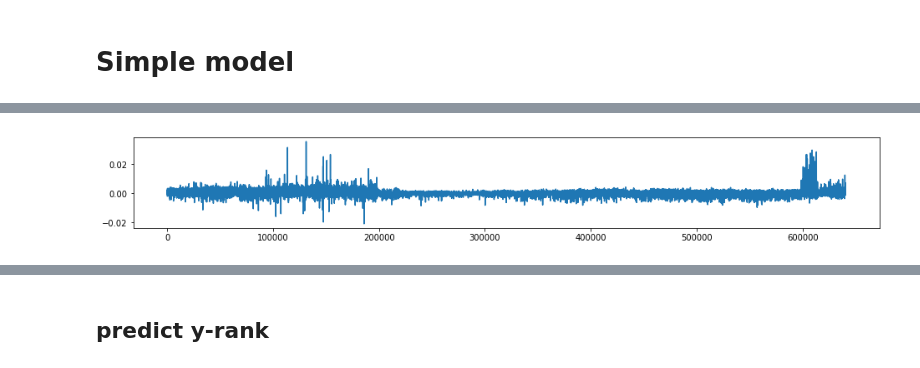
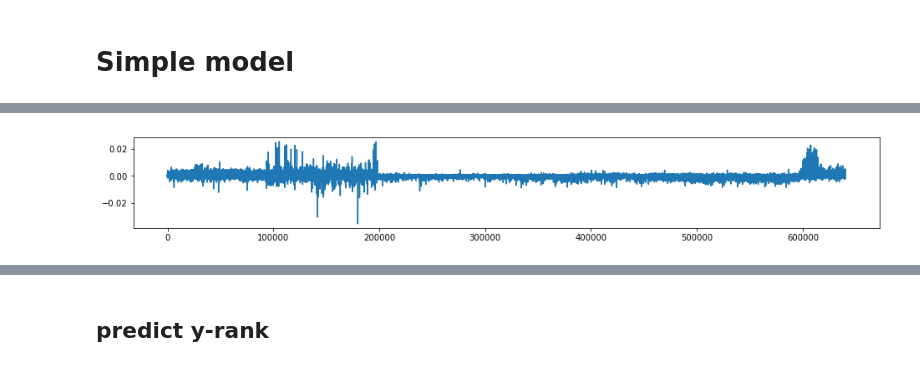
Before and after one commit to yumichael/g-research-ffc2018, a Jupyter notebook: leggo.ipynb, the cells around one changed output, grey strips where cells are left out. Drawn from its saved outputs; the diff is of its cells as text; code cells hidden in the pictures.

```diff
--- a/leggo.ipynb
+++ b/leggo.ipynb
@@ -92,17 +109,18 @@ ranked.columns = [c + ' rank' for c in ranked.columns]
 # %%
-thedf = dh[['Day'] + xfeats]
-thedf = pd.concat([ident, weekday, thedf], axis=1)
+origdh = dh[['Market', 'Stock'] + xfeats]
+thedh = pd.concat([market, stock, weekday, origdh], axis=1)
 # %%
-import random
-xdf = thedf.iloc[:N_TRAIN]
+xdf = thedh.iloc[:N_TRAIN]
 labels = list(xdf.columns)
 n = len(df)
-perm = list(range(n))
-random.shuffle(perm)
-tr, cv = perm[:n // 2], perm[n // 2:]
 x = xdf.values
 y = df.y.values
 weight = df.Weight.values
+# %%
+n = len(df)
+a = list(range(n))
+random.shuffle(a)
+tr, cv = a[:n // 2], a[n // 2:]
 # %%
 dmat = O()
 dmat.tr = xgb.DMatrix(x[tr], y[tr], feature_names=labels, weight=weight[tr])
@@ -121,7 +137,7 @@ boost_hp = dict(
     tree_method = 'exact',
     gamma = 0,
     min_child_weight = 0,
-    eta = 0.1,
+    eta = 0.2,
     seed = 0
 )
 cv_hp = dict(
@@ -164,10 +180,10 @@ plt.plot(y_)
 # %%
-xtest = thedf.iloc[N_TRAIN:].values
+xtest = thedh.iloc[N_TRAIN:].values
 dmat.test = xgb.DMatrix(xtest, feature_names=labels)
 ytest_ = model.predict(dmat.test)
-plt.plot(ytest_); plt.show()
+plt.plot(ytest_);
 # %% [output]
-[figure, old version]
+[figure, new version]
 # %%
 for i, tree in enumerate(model.get_dump()):
     print('<{}>'.format(i))
```
Also changed, not shown: parts of 14 cells of this notebook.
